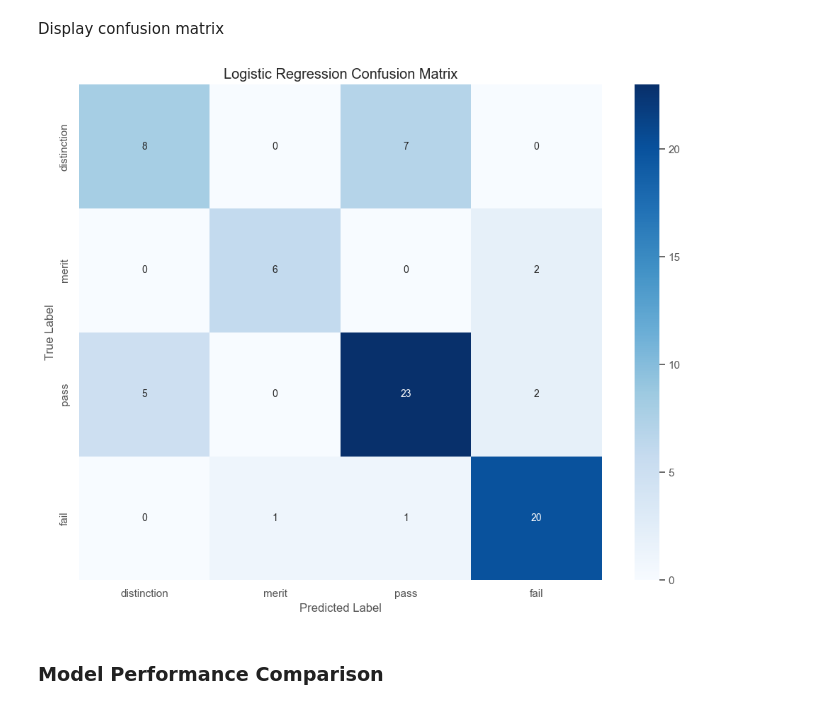
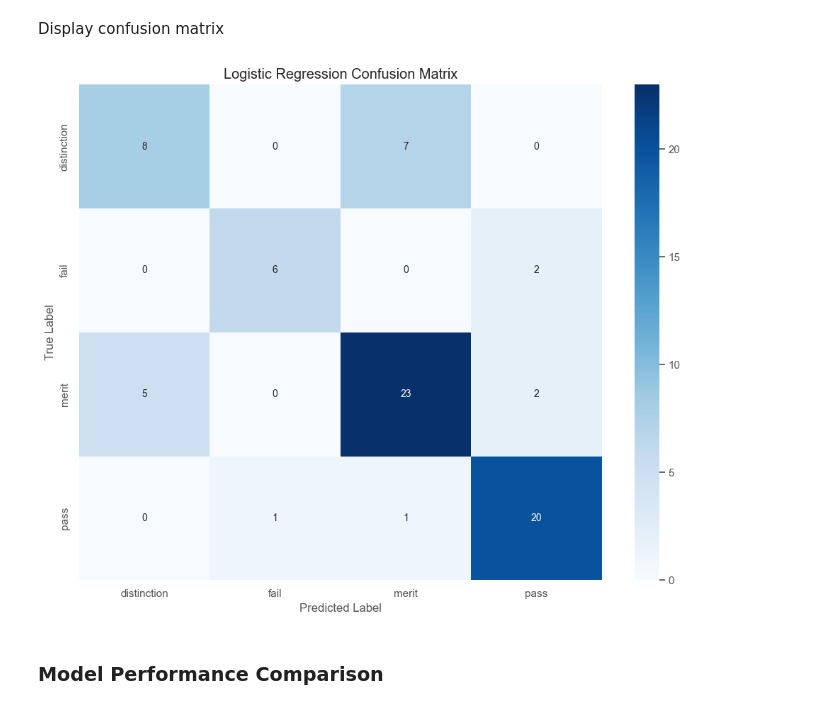
Before and after one commit to Yash-Singh-Pathania/DataScience, a Jupyter notebook: Assignemnt 2/vle_analysis.ipynb, the cells around one changed output. Cells and saved outputs as stored; diff of their text form; code cells hidden in the pictures.

Commit message:
Done With Data Science

```diff
--- a/Assignemnt 2/vle_analysis.ipynb
+++ b/Assignemnt 2/vle_analysis.ipynb
@@ -28,7 +28,7 @@ warnings.filterwarnings('ignore')
 ### Preliminary
 #### Display the first few rows of each dataset
 # %%
-vle_log = pd.read_csv('vle/vle_log.csv')
+vle_log = pd.read_csv('vle/vle_log.csv', parse_dates=['date'])
 vle_grades = pd.read_csv('vle/vle_grades.csv')
 print("VLE Log Data:")
 print(vle_log.head())
@@ -113,6 +113,9 @@ dtype: int64
 # %% [markdown]
 Get summary of student activities
 # %%
+# Count the number of each activity type (needed for the bar chart)
+activity_counts = vle_log['activity'].value_counts()
+
 # Create formatted labels for visualization
 formatted_activities = {activity: format_activity_name(activity) for activity in activity_counts.index}
 
@@ -482,0 +513,23 @@ student_features['second_half_activities'] = second_half.reindex(total_activitie
+# %%
+# Create the Analytics Base Table (abt) from student_features
+abt = pd.DataFrame(student_features)
+
+# Add the final grade information to the abt
+abt['final_grade'] = vle_grades.set_index('student_id')['final_grade']
+
+# Map grades to numeric values for correlation analysis
+grade_mapping = {'distinction': 4, 'merit': 3, 'pass': 2, 'fail': 1}
+abt['grade_numeric'] = abt['final_grade'].map(grade_mapping)
+
+# Select only numeric columns for correlation matrix
+numeric_cols = abt.select_dtypes(include=['float64', 'int64']).columns
+correlation_matrix = abt[numeric_cols].corr()
+
+# Create heatmap visualization
+plt.figure(figsize=(14, 12))
+sns.heatmap(correlation_matrix, annot=True, cmap='coolwarm', fmt='.2f', linewidths=0.5)
+plt.title('Correlation Matrix of Student Activity Features')
+plt.tight_layout()
+plt.savefig('correlation_matrix.png')
+plt.show()
+plt.close()
@@ -923,17 +934,21 @@ Display confusion matrix
 # %%
 plt.figure(figsize=(10, 8))
 cm = confusion_matrix(y_test, y_pred_lr)
+
+# define grade_order so the tick labels are in the correct order
+grade_order = sorted(y_test.unique())
+
 sns.heatmap(cm, annot=True, fmt='d', cmap='Blues',
             xticklabels=grade_order, yticklabels=grade_order)
 plt.title('Logistic Regression Confusion Matrix')
 plt.ylabel('True Label')
 plt.xlabel('Predicted Label')
 plt.tight_layout()
 plt.savefig('lr_confusion_matrix.png')
 plt.show()
 plt.close()
 # %% [output]
-[figure, old version]
+[figure, new version]
 # %% [markdown]
 ### Model Performance Comparison
 # %% [markdown]
```
Also changed, not shown: parts of 34 cells of this notebook, 24 other files.
